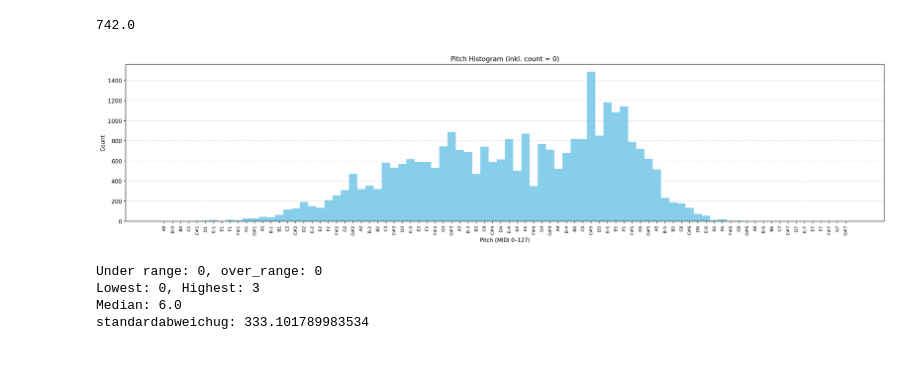
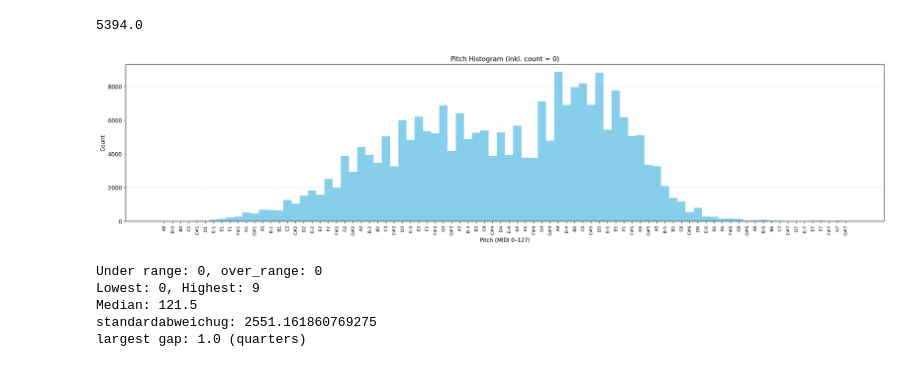
Before and after one commit to PSE-Hyperion/music-generator, a Jupyter notebook: notebooks/01_raw_dataset_exploration.jpynb.ipynb, the cells around one changed output. Cells and saved outputs as stored; diff of their text form; code cells hidden in the pictures.

Commit message:
Adding some notebooks tests (have to be reformatted massively)

```diff
--- a/notebooks/01_raw_dataset_exploration.jpynb.ipynb
+++ b/notebooks/01_raw_dataset_exploration.jpynb.ipynb
@@ -6,18 +6,18 @@ import pathlib
 import ipywidgets as widgets
 from groove_panda.midi import parser
 
-paths = pathlib.Path('/home/jan/music-generator/data/midi/datasets/Test_Dataset').rglob('*.mid')
+paths = pathlib.Path('/home/jan/music-generator/data/midi/datasets/src_003').rglob('*.mid')
 
 MIDI_PITCH_SIZE = 128
 under_range, over_range = 0, 0
 lowest, highest = 127, 0
 pitch_counter = np.zeros(MIDI_PITCH_SIZE)
 note_counter = 0
+max_gap = 0.0
 
 for path in paths:
     score = m21.converter.parseFile(fp=path)
-    notes_list = filter(lambda event: isinstance(event, m21.note.Note), score.recurse().notes)
-
+    notes_list = score.recurse().getElementsByClass(m21.note.Note)
 
     for note in notes_list:
         midi_pitch = note.pitch.midi
@@ -27,36 +27,47 @@ for path in paths:
         if midi_pitch < lowest: lowest = midi_pitch
         if midi_pitch > highest: highest = midi_pitch
         note_counter += 1
+
+    notes_sorted = sorted(notes_list, key=lambda n: n.offset)
+    for i in range(len(notes_sorted) - 1):
+        n1 = notes_sorted[i]
+        n2 = notes_sorted[i + 1]
+        m21.note.Note().offset
+        if gap > max_gap:
+            max_gap = gap
+
 
 # Alle MIDI-Pitches (0–127) initialisieren
 all_midi = list(range(0, MIDI_PITCH_SIZE))
 all_labels = [m21.pitch.Pitch(m).nameWithOctave for m in all_midi]
 
 # Plot
 plt.figure(figsize=(20, 5))
 plt.bar(all_labels[21:105], pitch_counter[21:105], width=1.0, color='skyblue')
 
 print(pitch_counter[60])
 
 plt.xticks(rotation=90, fontsize=8)
 plt.xlabel('Pitch (MIDI 0–127)')
 plt.ylabel('Count')
 plt.title('Pitch Histogram (inkl. count = 0)')
 plt.tight_layout()
 plt.grid(axis='y', linestyle='--', alpha=0.5)
 plt.show()
 
 median = np.quantile(pitch_counter, 0.5)
 std_abw = np.std(pitch_counter)
 
 print(f"Under range: {m21.pitch.convertPitchClassToStr(under_range)}, over_range: {m21.pitch.convertPitchClassToStr(over_range)}")
 print(f"Lowest: {m21.pitch.convertPitchClassToStr(lowest)}, Highest: {m21.pitch.convertPitchClassToStr(highest)}")
 print(f"Median: {median}")
 print(f"standardabweichug: {std_abw}")
+print(f"largest gap: {max_gap} (quarters)")
 # %% [output]
-742.0
+5394.0
-[figure, old version]
+[figure, new version]
 Under range: 0, over_range: 0
-Lowest: 0, Highest: 3
-Median: 6.0
-standardabweichug: 333.101789983534
+Lowest: 0, Highest: 9
+Median: 121.5
+standardabweichug: 2551.161860769275
+largest gap: 1.0 (quarters)
```
Also changed, not shown: 1 other file.
